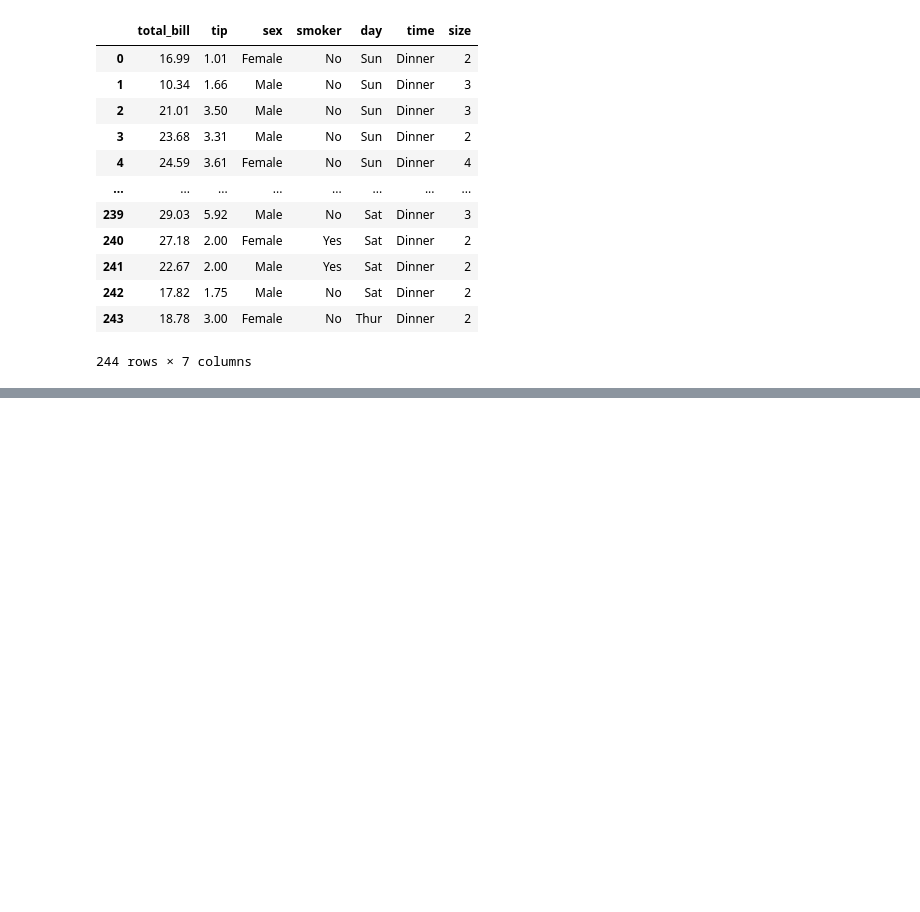
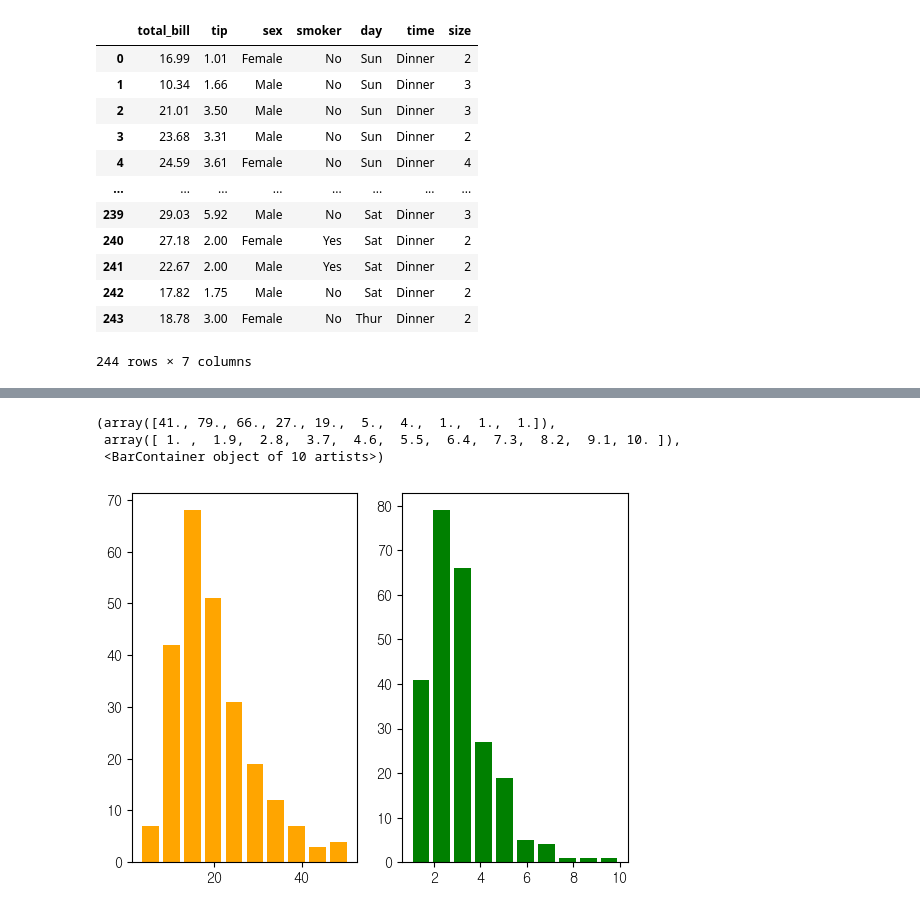
Before and after one commit to jjuuu999/hipython, a Jupyter notebook: 43.시각화.ipynb, the cells around one changed output, grey strips where cells are left out. Drawn from its saved outputs; the diff is of its cells as text; code cells hidden in the pictures; blank space fills up the shorter version.

```diff
--- a/43.시각화.ipynb
+++ b/43.시각화.ipynb
@@ -177,0 +186,12 @@ tips_df
+# %%
+#total_bill vs. tip
+plt.subplot(1,2,1)
+plt.hist(data=tips_df, x='total_bill', bins=10, rwidth=0.8, color='orange')
+
+plt.subplot(1,2,2,)
+plt.hist(data=tips_df, x='tip', bins=10, rwidth=0.8, color='green')
+# %% [output]
+(array([41., 79., 66., 27., 19.,  5.,  4.,  1.,  1.,  1.]),
+ array([ 1. ,  1.9,  2.8,  3.7,  4.6,  5.5,  6.4,  7.3,  8.2,  9.1, 10. ]),
+ <BarContainer object of 10 artists>)
+[figure, added]
```
Also changed, not shown: parts of 5 cells of this notebook, 3 other files.
